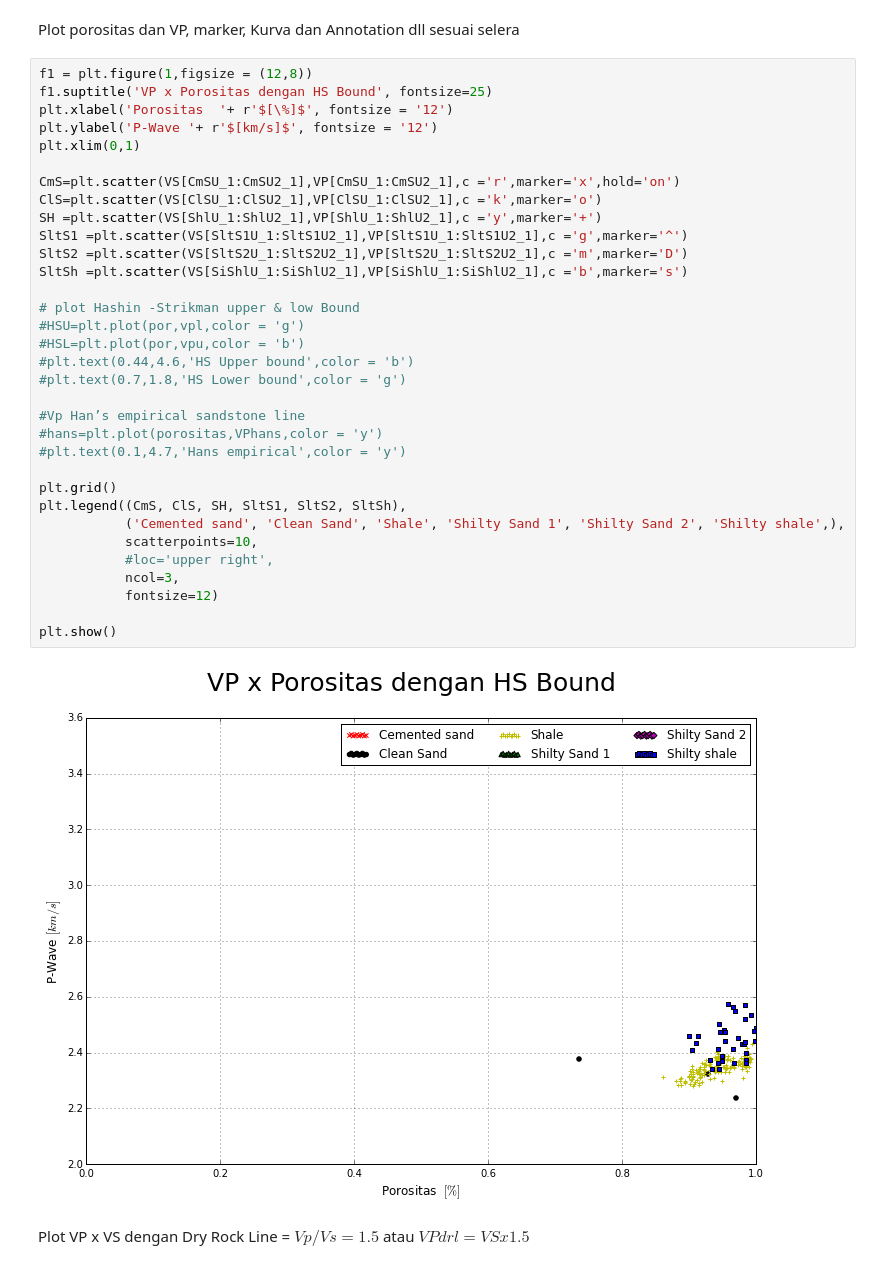
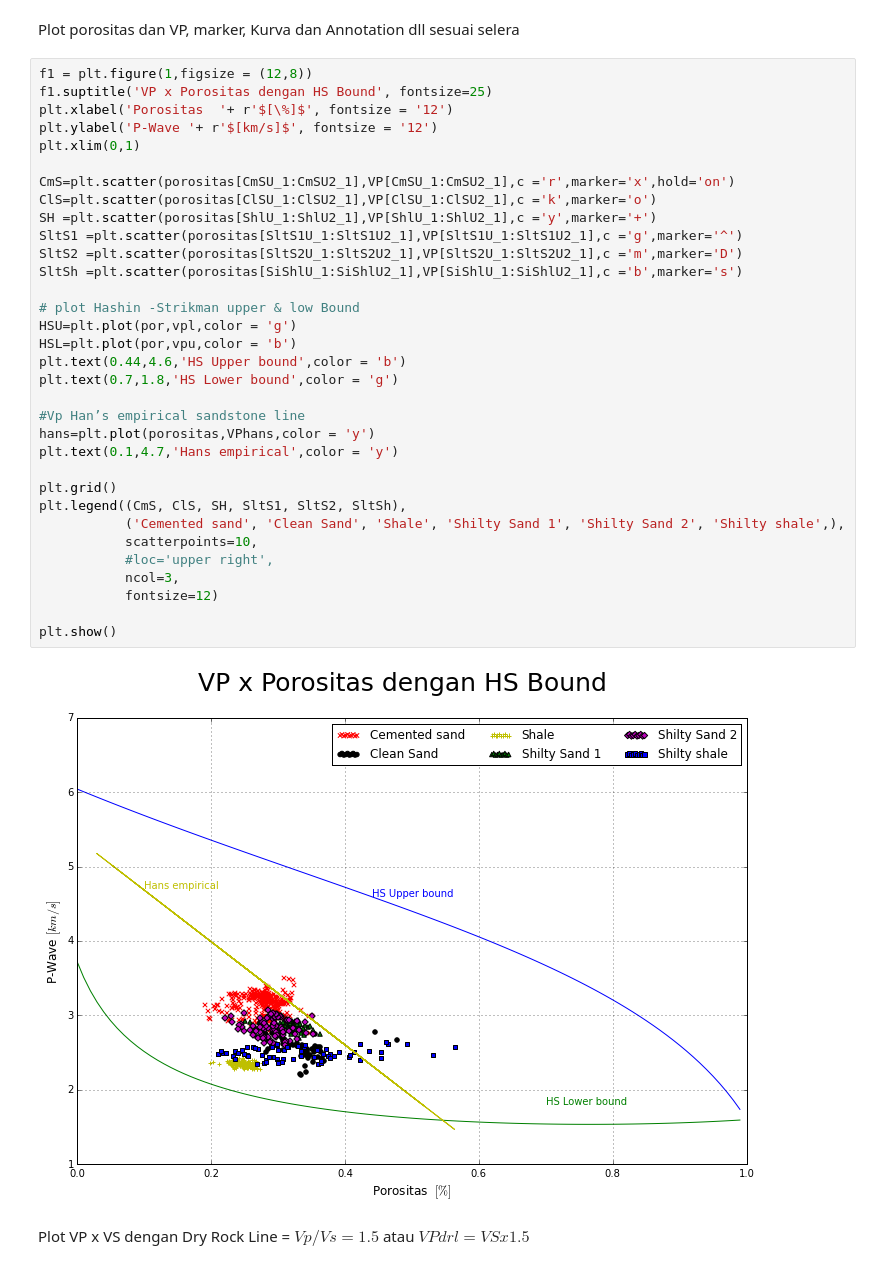
Before and after one commit to Irockshagi/Latihan1_Irock, a Jupyter notebook: Irocks_Exercise_1.ipynb, the cells around one changed output. Drawn from its saved outputs; the diff is of its cells as text.

Commit message:
HS bound revise

```diff
--- a/Irocks_Exercise_1.ipynb
+++ b/Irocks_Exercise_1.ipynb
@@ -148,38 +148,38 @@ Plot porositas dan VP,  marker, Kurva dan Annotation dll sesuai selera
 # %%
 f1 = plt.figure(1,figsize = (12,8))
 f1.suptitle('VP x Porositas dengan HS Bound', fontsize=25)
 plt.xlabel('Porositas  '+ r'$[\%]$', fontsize = '12')
 plt.ylabel('P-Wave '+ r'$[km/s]$', fontsize = '12')
 plt.xlim(0,1)
 
-CmS=plt.scatter(VS[CmSU_1:CmSU2_1],VP[CmSU_1:CmSU2_1],c ='r',marker='x',hold='on')
-ClS=plt.scatter(VS[ClSU_1:ClSU2_1],VP[ClSU_1:ClSU2_1],c ='k',marker='o')
-SH =plt.scatter(VS[ShlU_1:ShlU2_1],VP[ShlU_1:ShlU2_1],c ='y',marker='+')
-SltS1 =plt.scatter(VS[SltS1U_1:SltS1U2_1],VP[SltS1U_1:SltS1U2_1],c ='g',marker='^')
-SltS2 =plt.scatter(VS[SltS2U_1:SltS2U2_1],VP[SltS2U_1:SltS2U2_1],c ='m',marker='D')
-SltSh =plt.scatter(VS[SiShlU_1:SiShlU2_1],VP[SiShlU_1:SiShlU2_1],c ='b',marker='s')
+CmS=plt.scatter(porositas[CmSU_1:CmSU2_1],VP[CmSU_1:CmSU2_1],c ='r',marker='x',hold='on')
+ClS=plt.scatter(porositas[ClSU_1:ClSU2_1],VP[ClSU_1:ClSU2_1],c ='k',marker='o')
+SH =plt.scatter(porositas[ShlU_1:ShlU2_1],VP[ShlU_1:ShlU2_1],c ='y',marker='+')
+SltS1 =plt.scatter(porositas[SltS1U_1:SltS1U2_1],VP[SltS1U_1:SltS1U2_1],c ='g',marker='^')
+SltS2 =plt.scatter(porositas[SltS2U_1:SltS2U2_1],VP[SltS2U_1:SltS2U2_1],c ='m',marker='D')
+SltSh =plt.scatter(porositas[SiShlU_1:SiShlU2_1],VP[SiShlU_1:SiShlU2_1],c ='b',marker='s')
 
 # plot Hashin -Strikman upper & low Bound
-#HSU=plt.plot(por,vpl,color = 'g')
-#HSL=plt.plot(por,vpu,color = 'b')
-#plt.text(0.44,4.6,'HS Upper bound',color = 'b')
-#plt.text(0.7,1.8,'HS Lower bound',color = 'g')
+HSU=plt.plot(por,vpl,color = 'g')
+HSL=plt.plot(por,vpu,color = 'b')
+plt.text(0.44,4.6,'HS Upper bound',color = 'b')
+plt.text(0.7,1.8,'HS Lower bound',color = 'g')
 
 #Vp Han’s empirical sandstone line
-#hans=plt.plot(porositas,VPhans,color = 'y')
-#plt.text(0.1,4.7,'Hans empirical',color = 'y')
+hans=plt.plot(porositas,VPhans,color = 'y')
+plt.text(0.1,4.7,'Hans empirical',color = 'y')
 
 plt.grid()
 plt.legend((CmS, ClS, SH, SltS1, SltS2, SltSh),
            ('Cemented sand', 'Clean Sand', 'Shale', 'Shilty Sand 1', 'Shilty Sand 2', 'Shilty shale',),
            scatterpoints=10,
            #loc='upper right',
            ncol=3,
            fontsize=12)
 
 plt.show()
 # %% [output]
-[figure, old version]
+[figure, new version]
 # %% [markdown]
 Plot VP x VS dengan Dry Rock Line = $Vp/Vs=1.5$ atau $VPdrl=VS x 1.5$
 # %%
```
